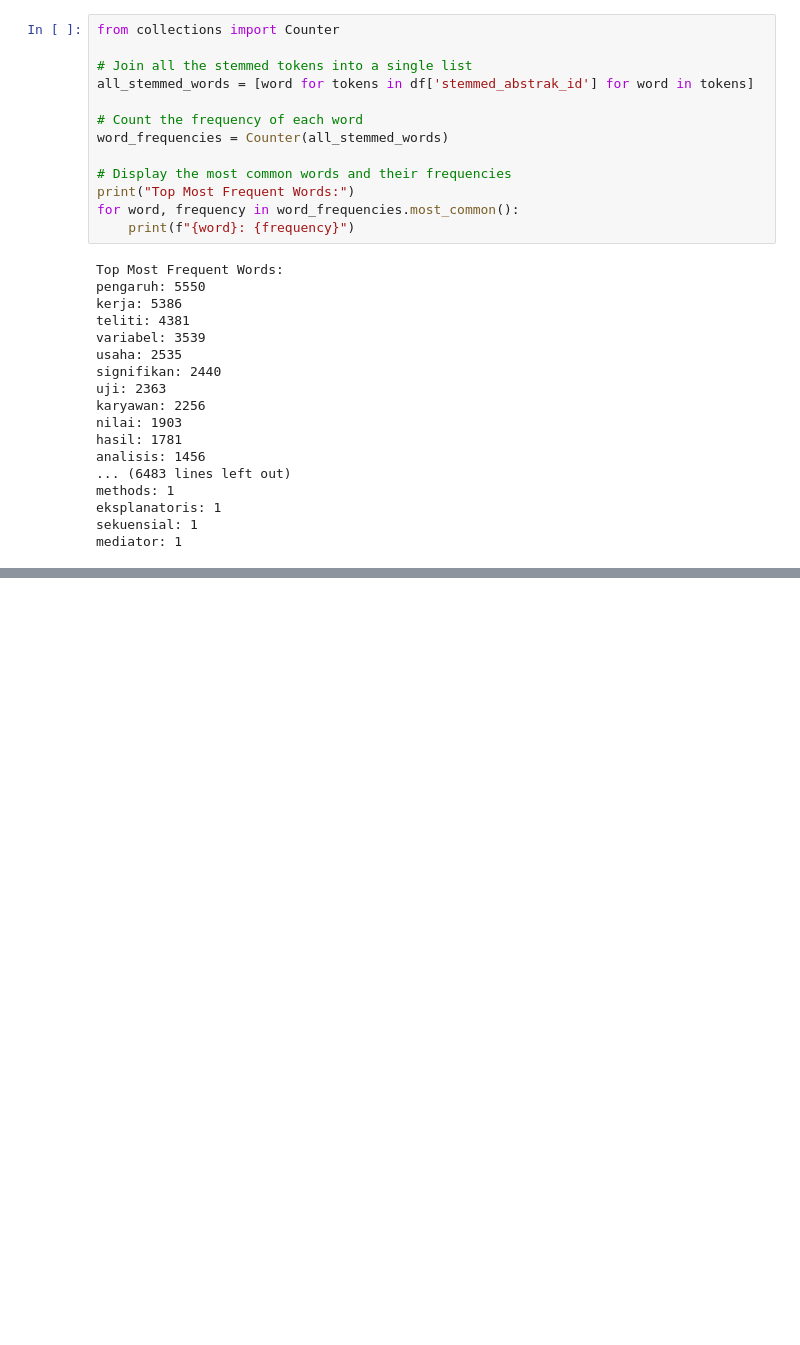
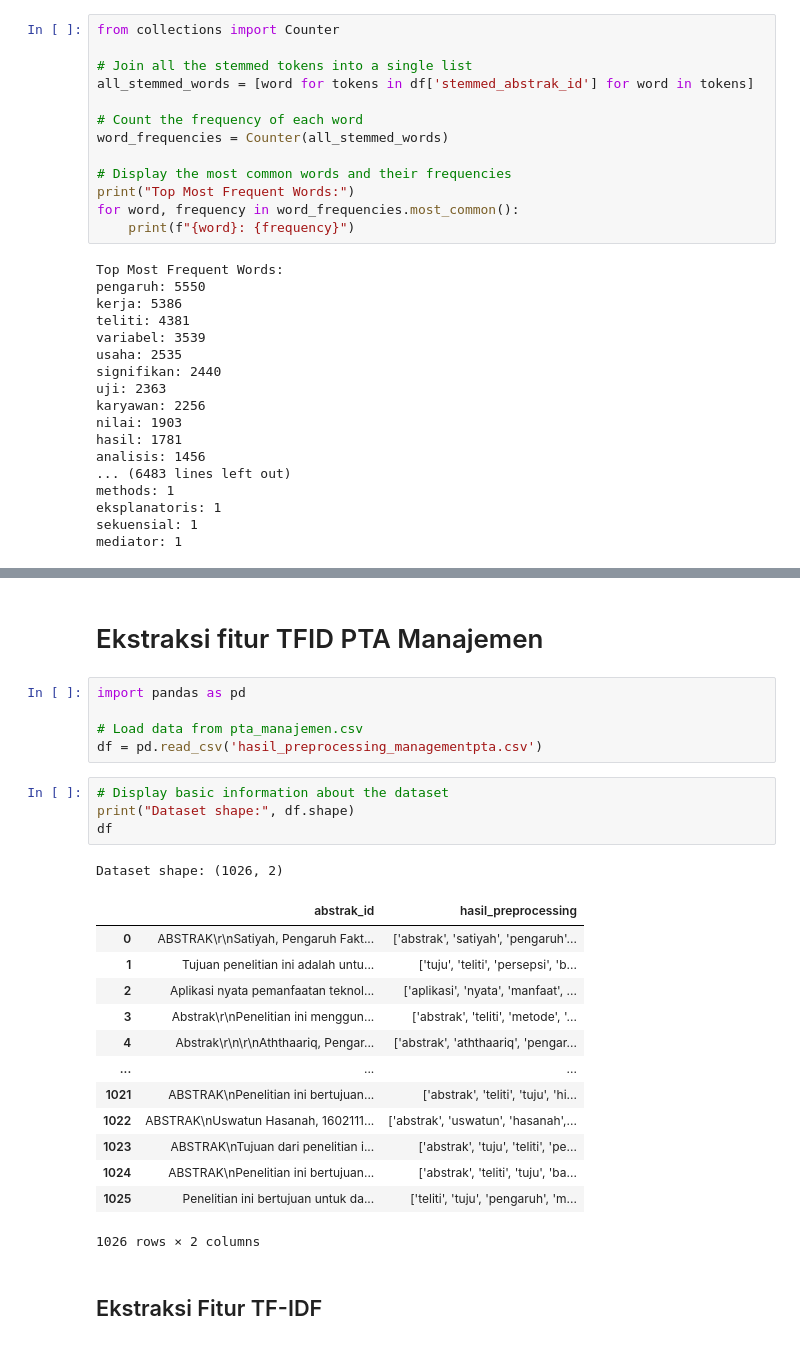
Before and after one commit to zain192-ard/ppw, a Jupyter notebook: tugas/_build/jupyter_execute/scraping_manengemet.ipynb, the cells around one changed output, grey strips where cells are left out. Saved outputs shown, nothing was run; the diff lists cells and outputs as text; blank space fills up the shorter version.

```diff
--- a/tugas/_build/jupyter_execute/scraping_manengemet.ipynb
+++ b/tugas/_build/jupyter_execute/scraping_manengemet.ipynb
@@ -453 +480,29 @@ None
 ['abstrak_id', 'hasil_preprocessing']
+# %% [markdown]
+# Ekstraksi fitur TFID PTA Manajemen
+# %%
+import pandas as pd
+
+# Load data from pta_manajemen.csv
+df = pd.read_csv('hasil_preprocessing_managementpta.csv')
+# %%
+# Display basic information about the dataset
+print("Dataset shape:", df.shape)
+df
+# %% [output]
+Dataset shape: (1026, 2)
+|  | abstrak_id | hasil_preprocessing |
+| 0 | ABSTRAK\r\nSatiyah, Pengaruh Fakt... | ['abstrak', 'satiyah', 'pengaruh'... |
+| 1 | Tujuan penelitian ini adalah untu... | ['tuju', 'teliti', 'persepsi', 'b... |
+| 2 | Aplikasi nyata pemanfaatan teknol... | ['aplikasi', 'nyata', 'manfaat', ... |
+| 3 | Abstrak\r\nPenelitian ini menggun... | ['abstrak', 'teliti', 'metode', '... |
+| 4 | Abstrak\r\n\r\nAththaariq, Pengar... | ['abstrak', 'aththaariq', 'pengar... |
+| ... | ... | ... |
+| 1021 | ABSTRAK\nPenelitian ini bertujuan... | ['abstrak', 'teliti', 'tuju', 'hi... |
+| 1022 | ABSTRAK\nUswatun Hasanah, 1602111... | ['abstrak', 'uswatun', 'hasanah',... |
+| 1023 | ABSTRAK\nTujuan dari penelitian i... | ['abstrak', 'tuju', 'teliti', 'pe... |
+| 1024 | ABSTRAK\nPenelitian ini bertujuan... | ['abstrak', 'teliti', 'tuju', 'ba... |
+| 1025 | Penelitian ini bertujuan untuk da... | ['teliti', 'tuju', 'pengaruh', 'm... |
+1026 rows × 2 columns
+# %% [markdown]
+##  Ekstraksi Fitur TF-IDF
```
Also changed, not shown: parts of 16 cells of this notebook, 30 other files.
